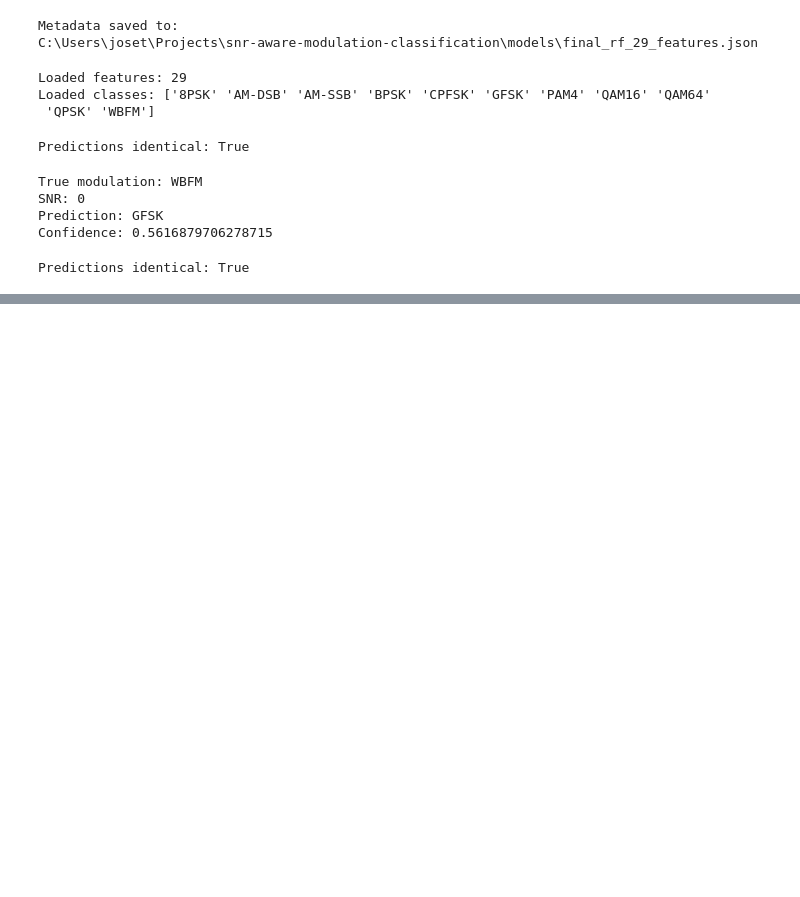
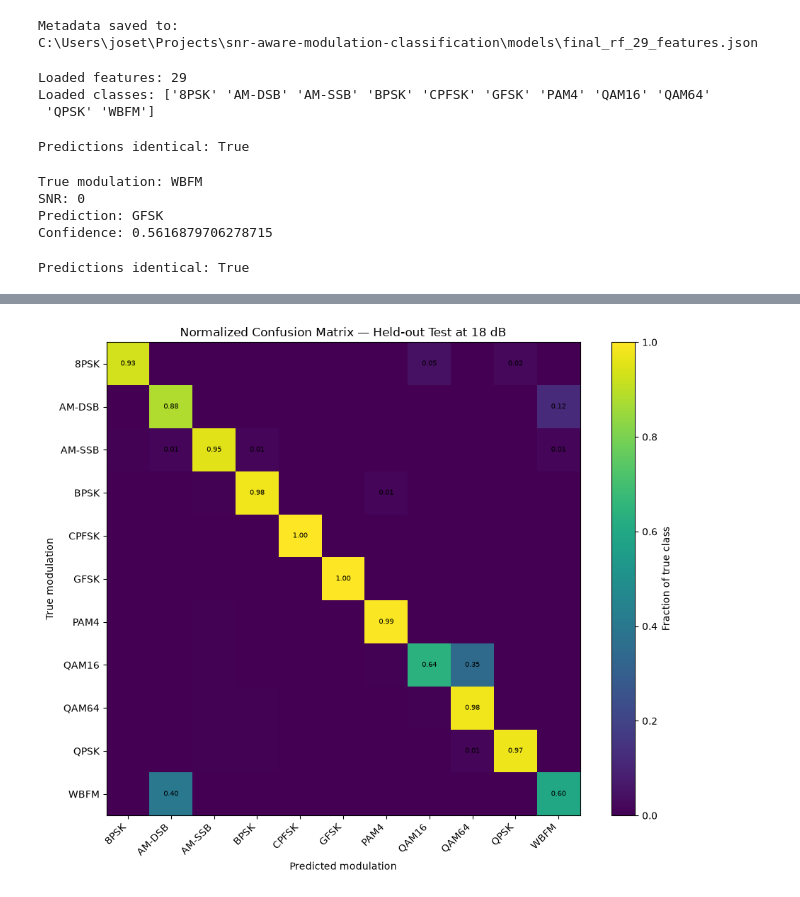
Before and after one commit to joseetenreiro/snr-aware-modulation-classification, a Jupyter notebook: notebooks/08_final_test.ipynb, the cells around one changed output, grey strips where cells are left out. Cells and saved outputs as stored; diff of their text form; code cells hidden in the pictures; blank space fills up the shorter version.

```diff
--- a/notebooks/08_final_test.ipynb
+++ b/notebooks/08_final_test.ipynb
@@ -1149,0 +1290,15 @@ Predictions identical: True
+# %%
+from sklearn.metrics import confusion_matrix
+import numpy as np
+import matplotlib.pyplot as plt
+
+modulation_labels = sorted(
+    test_evaluation_df["true_modulation"].unique()
+)
+
+test_18db = test_evaluation_df[
+    test_evaluation_df["snr"] == 18
+].copy()
+
+print("Samples at 18 dB:", len(test_18db))
+print("Classes:", modulation_labels)
@@ -1149,0 +1308,75 @@ Predictions identical: True
+# %%
+cm_18db = confusion_matrix(
+    test_18db["true_modulation"],
+    test_18db["predicted_modulation"],
+    labels=modulation_labels,
+    normalize="true",
+)
+
+fig, ax = plt.subplots(figsize=(10, 8))
+
+image = ax.imshow(cm_18db)
+
+fig.colorbar(
+    image,
+    ax=ax,
+    label="Fraction of true class",
+)
+
+ax.set_xticks(
+    np.arange(len(modulation_labels))
+)
+ax.set_yticks(
+    np.arange(len(modulation_labels))
+)
+
+ax.set_xticklabels(
+    modulation_labels,
+    rotation=45,
+    ha="right",
+)
+
+ax.set_yticklabels(
+    modulation_labels
+)
+
+ax.set_xlabel("Predicted modulation")
+ax.set_ylabel("True modulation")
+
+ax.set_title(
+    "Normalized Confusion Matrix — Held-out Test at 18 dB"
+)
+
+for i in range(cm_18db.shape[0]):
+    for j in range(cm_18db.shape[1]):
+
+        value = cm_18db[i, j]
+
+        if value >= 0.01:
+            ax.text(
+                j,
+                i,
+                f"{value:.2f}",
+                ha="center",
+                va="center",
+                fontsize=7,
+            )
+
+fig.tight_layout()
+
+confusion_18_path = (
+    FIGURES_DIR
+    / "confusion_matrix_18db.png"
+)
+
+fig.savefig(
+    confusion_18_path,
+    dpi=200,
+    bbox_inches="tight",
+)
+
+plt.show()
+
+print("Saved to:", confusion_18_path)
+# %% [output]
+[figure, added]
```
Also changed, not shown: parts of 16 cells of this notebook, 5 other files.
